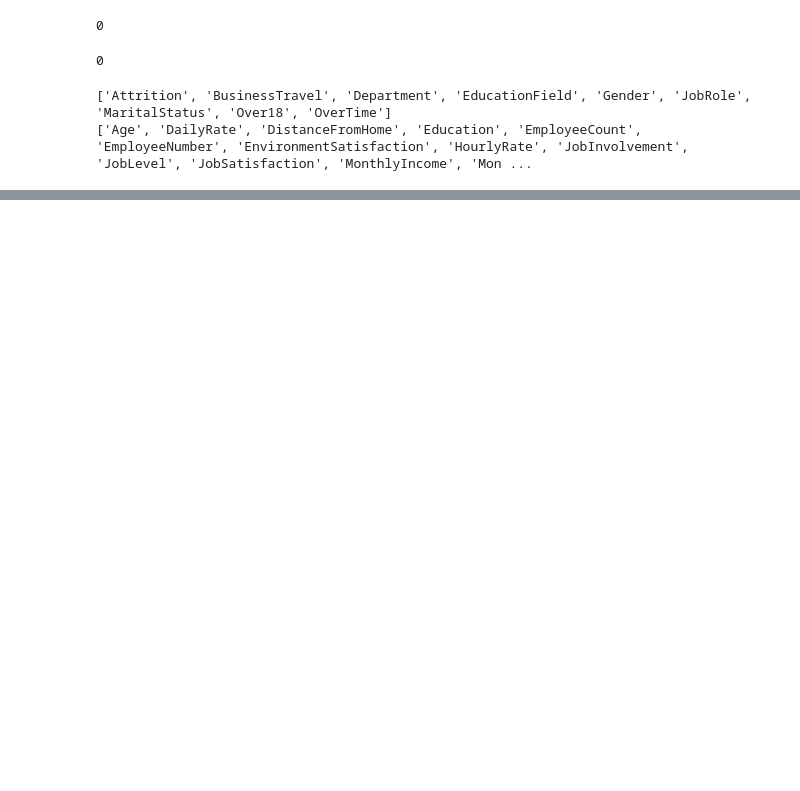
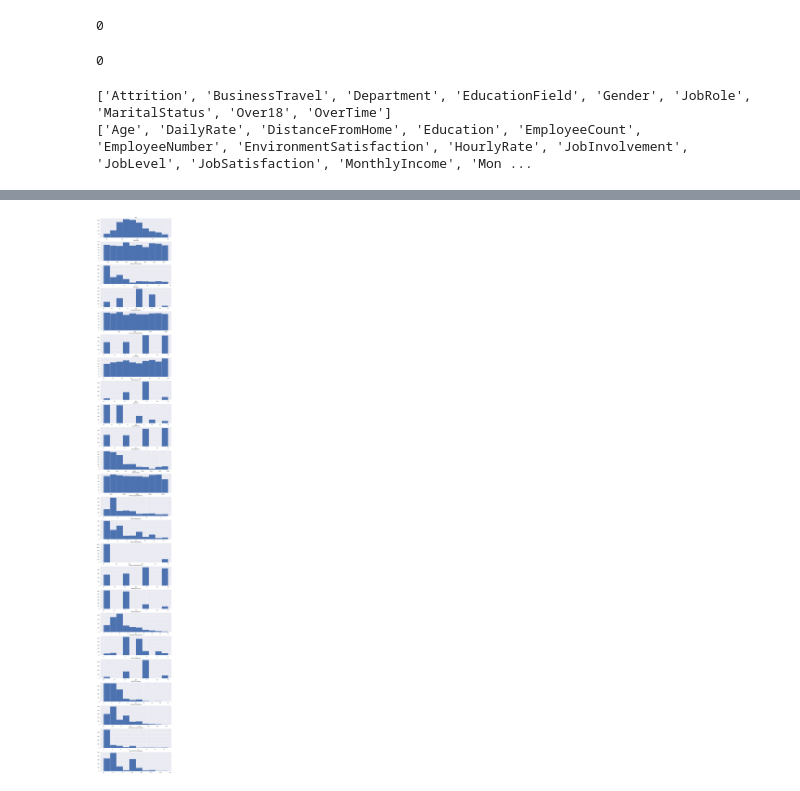
Before and after one commit to DouglasRFLeite/EmployeeAttritionPrediction, a Jupyter notebook: EDA.ipynb, the cells around one changed output, grey strips where cells are left out. Cells and saved outputs as stored; diff of their text form; code cells hidden in the pictures; blank space fills up the shorter version.

```diff
--- a/EDA.ipynb
+++ b/EDA.ipynb
@@ -142,0 +133,3 @@ dataset[num_col_names[13:]].describe()
+# %%
+num_col_names.remove('StandardHours')
+num_col_names.remove('EmployeeCount')
@@ -142,0 +181,16 @@ dataset[num_col_names[13:]].describe()
+# %%
+fig, ax = plt.subplots(len(num_col_names))
+fig.set_size_inches(12, len(num_col_names)*4)
+
+i=0
+
+for col in num_col_names:
+    ax[i].hist(dataset[col])
+    ax[i].set_title(col)
+
+    i = i+1
+
+plt.savefig('img/Continuous_Histograms.png')
+plt.show()
+# %% [output]
+[figure, added]
```
Also changed, not shown: parts of 16 cells of this notebook, 1 other file.
